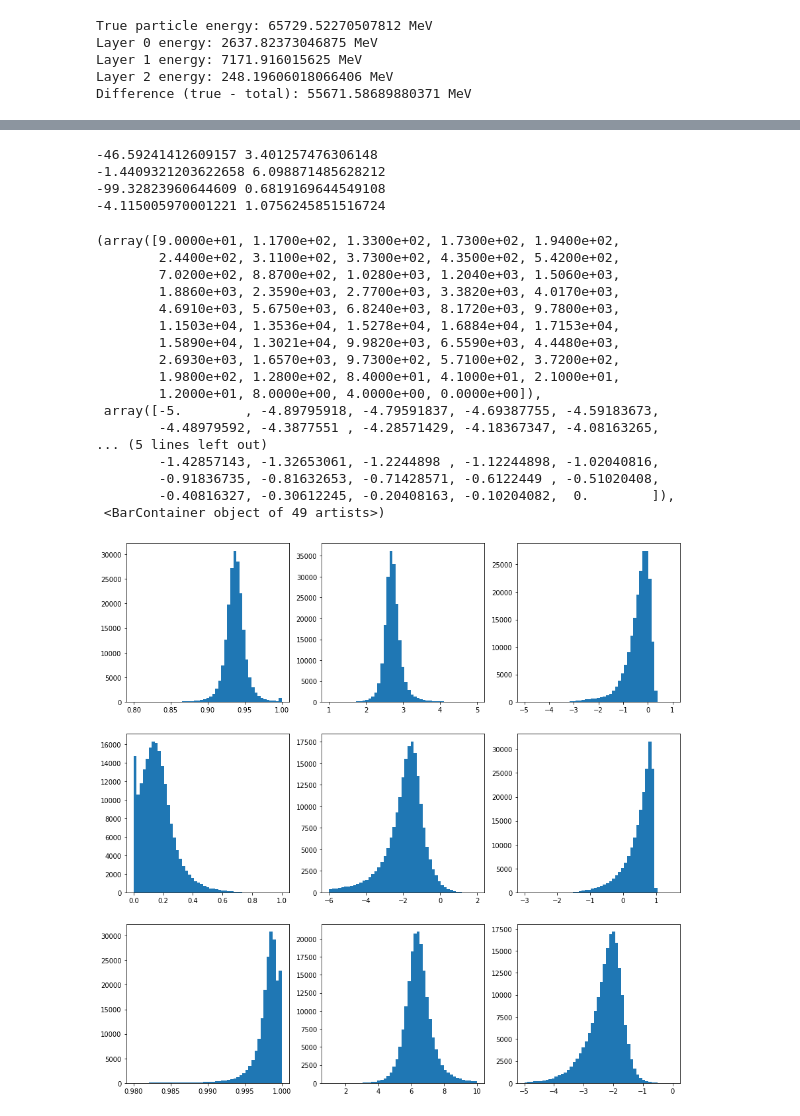
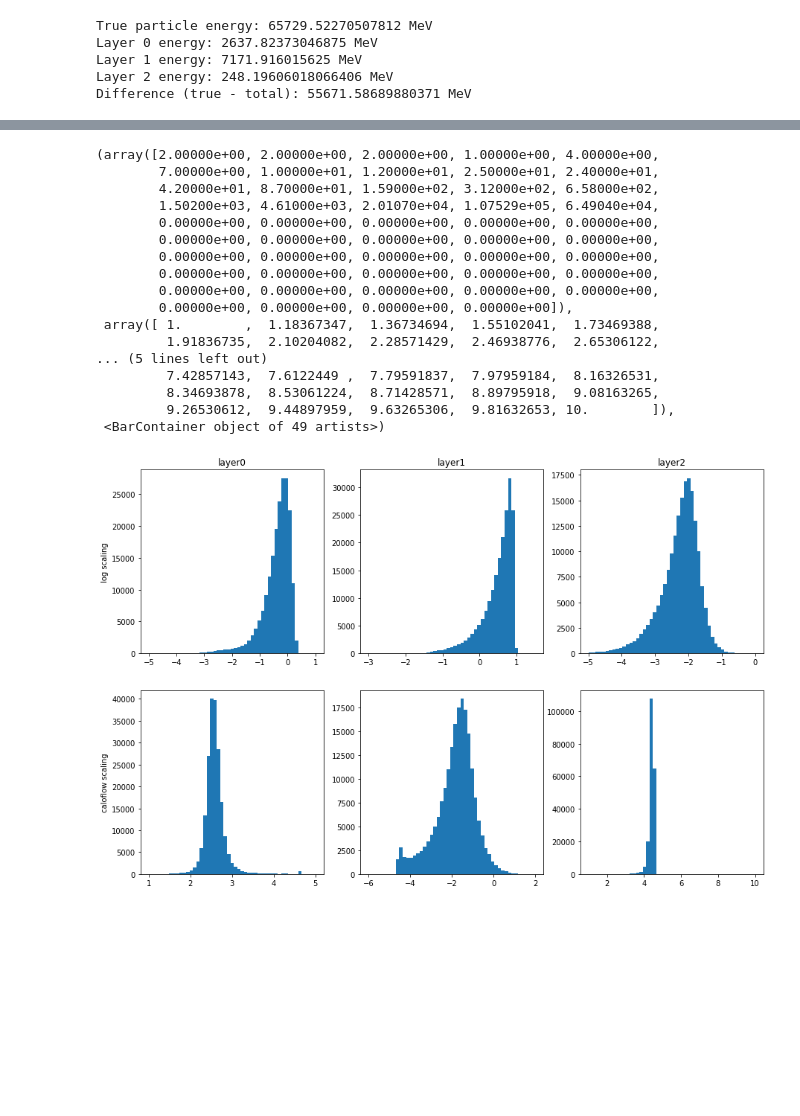
Before and after one commit to haoxing-du/toy-flow, a Jupyter notebook: photon_sampling.ipynb, the cells around one changed output, grey strips where cells are left out. Cells and saved outputs as stored; diff of their text form; code cells hidden in the pictures; blank space fills up the shorter version.

```diff
--- a/photon_sampling.ipynb
+++ b/photon_sampling.ipynb
@@ -95 +116,5 @@ plt.plot(np.linspace(0,100000,3), np.linspace(0,100000,3))
+# %%
+data_log = preprocess_log(N, layer0, layer1, layer2, energy)
+alpha = 1e-6
+data_caloflow = preprocess_caloflow(N, layer0, layer1, layer2, energy, alpha)
 # %%
@@ -118,10 +142,0 @@ data_train, scaler_data, scaler_cond = scale(N, layer0, layer1, layer2, energy)
-# %%
-print(min(data_train[:,0]), max(data_train[:,0]))
-print(min(data_train[:,1]), max(data_train[:,1]))
-print(min(data_train[:,2]), max(data_train[:,2]))
-print(min(data_train[:,3]), max(data_train[:,3]))
-# %% [output]
--46.59241412609157 3.401257476306148
--1.4409321203622658 6.098871485628212
--99.32823960644609 0.6819169644549108
--4.115005970001221 1.0756245851516724
@@ -135,39 +143,39 @@ u2 = layer1 / (layer1 + layer2)
 # %%
-plt.figure(figsize=(15,15))
-plt.subplot(331)
-plt.hist(u0,bins=np.linspace(0.8,1,50))
-plt.subplot(332)
+# Visualize different scalings
+plt.figure(figsize=(15,10))
+plt.subplot(231)
+plt.hist(data_log[:,0], bins=np.linspace(-5,1,50))
+plt.ylabel("log scaling")
+plt.title("layer0")
+plt.subplot(232)
+plt.hist(data_log[:,1], bins=np.linspace(-3,1.5,50))
+plt.title("layer1")
+plt.subplot(233)
+plt.hist(data_log[:,2], bins=np.linspace(-5,0,50))
+plt.title("layer2")
+plt.subplot(234)
 plt.hist(data_caloflow[:,0], bins=np.linspace(1,5,50))
-plt.subplot(333)
-plt.hist(energies_log[:,0], bins=np.linspace(-5,1,50))
-plt.subplot(334)
-plt.hist(u1,bins=np.linspace(0,1,50))
-plt.subplot(335)
+plt.ylabel("caloflow scaling")
+plt.subplot(235)
 plt.hist(data_caloflow[:,1], bins=np.linspace(-6,2,50))
-plt.subplot(336)
-plt.hist(energies_log[:,1], bins=np.linspace(-3,1.5,50))
-plt.subplot(337)
-plt.hist(u2,bins=np.linspace(0.98,1,50))
-plt.subplot(338)
+plt.subplot(236)
 plt.hist(data_caloflow[:,2], bins=np.linspace(1,10,50))
-plt.subplot(339)
-plt.hist(energies_log[:,2], bins=np.linspace(-5,0,50))
 # %% [output]
-(array([9.0000e+01, 1.1700e+02, 1.3300e+02, 1.7300e+02, 1.9400e+02,
-        2.4400e+02, 3.1100e+02, 3.7300e+02, 4.3500e+02, 5.4200e+02,
-        7.0200e+02, 8.8700e+02, 1.0280e+03, 1.2040e+03, 1.5060e+03,
-        1.8860e+03, 2.3590e+03, 2.7700e+03, 3.3820e+03, 4.0170e+03,
-        4.6910e+03, 5.6750e+03, 6.8240e+03, 8.1720e+03, 9.7800e+03,
-        1.1503e+04, 1.3536e+04, 1.5278e+04, 1.6884e+04, 1.7153e+04,
-        1.5890e+04, 1.3021e+04, 9.9820e+03, 6.5590e+03, 4.4480e+03,
-        2.6930e+03, 1.6570e+03, 9.7300e+02, 5.7100e+02, 3.7200e+02,
-        1.9800e+02, 1.2800e+02, 8.4000e+01, 4.1000e+01, 2.1000e+01,
-        1.2000e+01, 8.0000e+00, 4.0000e+00, 0.0000e+00]),
- array([-5.        , -4.89795918, -4.79591837, -4.69387755, -4.59183673,
-        -4.48979592, -4.3877551 , -4.28571429, -4.18367347, -4.08163265,
+(array([2.00000e+00, 2.00000e+00, 2.00000e+00, 1.00000e+00, 4.00000e+00,
+        7.00000e+00, 1.00000e+01, 1.20000e+01, 2.50000e+01, 2.40000e+01,
+        4.20000e+01, 8.70000e+01, 1.59000e+02, 3.12000e+02, 6.58000e+02,
+        1.50200e+03, 4.61000e+03, 2.01070e+04, 1.07529e+05, 6.49040e+04,
+        0.00000e+00, 0.00000e+00, 0.00000e+00, 0.00000e+00, 0.00000e+00,
+        0.00000e+00, 0.00000e+00, 0.00000e+00, 0.00000e+00, 0.00000e+00,
+        0.00000e+00, 0.00000e+00, 0.00000e+00, 0.00000e+00, 0.00000e+00,
+        0.00000e+00, 0.00000e+00, 0.00000e+00, 0.00000e+00, 0.00000e+00,
+        0.00000e+00, 0.00000e+00, 0.00000e+00, 0.00000e+00, 0.00000e+00,
+        0.00000e+00, 0.00000e+00, 0.00000e+00, 0.00000e+00]),
+ array([ 1.        ,  1.18367347,  1.36734694,  1.55102041,  1.73469388,
+         1.91836735,  2.10204082,  2.28571429,  2.46938776,  2.65306122,
 ... (5 lines left out)
-        -1.42857143, -1.32653061, -1.2244898 , -1.12244898, -1.02040816,
-        -0.91836735, -0.81632653, -0.71428571, -0.6122449 , -0.51020408,
-        -0.40816327, -0.30612245, -0.20408163, -0.10204082,  0.        ]),
+         7.42857143,  7.6122449 ,  7.79591837,  7.97959184,  8.16326531,
+         8.34693878,  8.53061224,  8.71428571,  8.89795918,  9.08163265,
+         9.26530612,  9.44897959,  9.63265306,  9.81632653, 10.        ]),
  <BarContainer object of 49 artists>)
-[figure, old version]
+[figure, new version]
```
Also changed, not shown: parts of 40 cells of this notebook, 1 other file.
